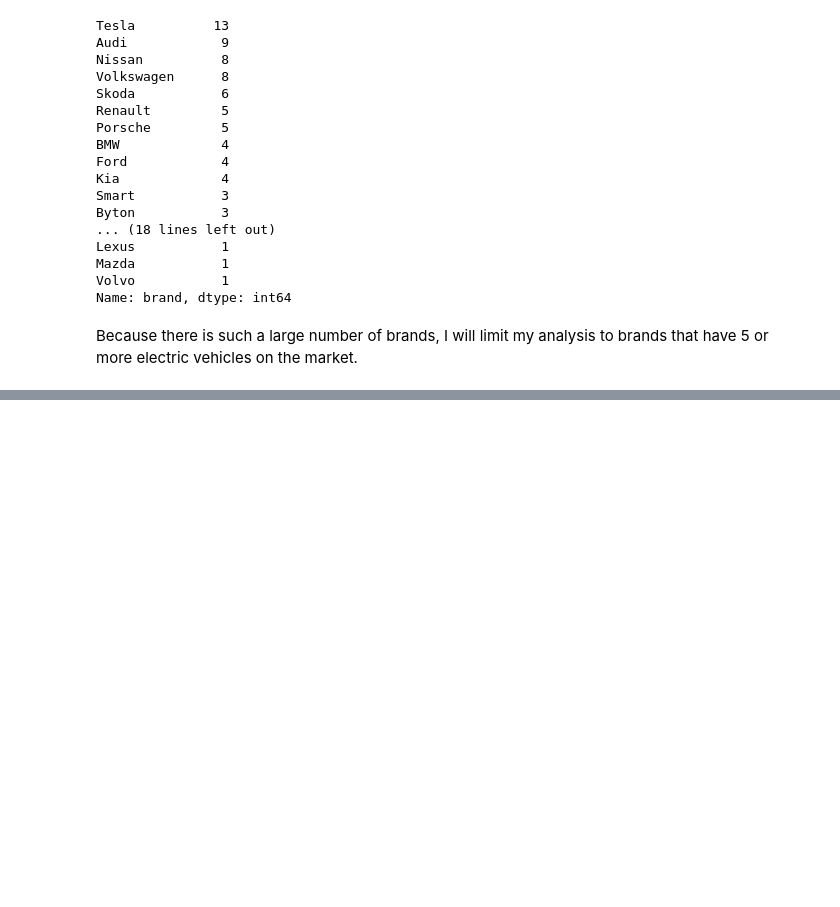
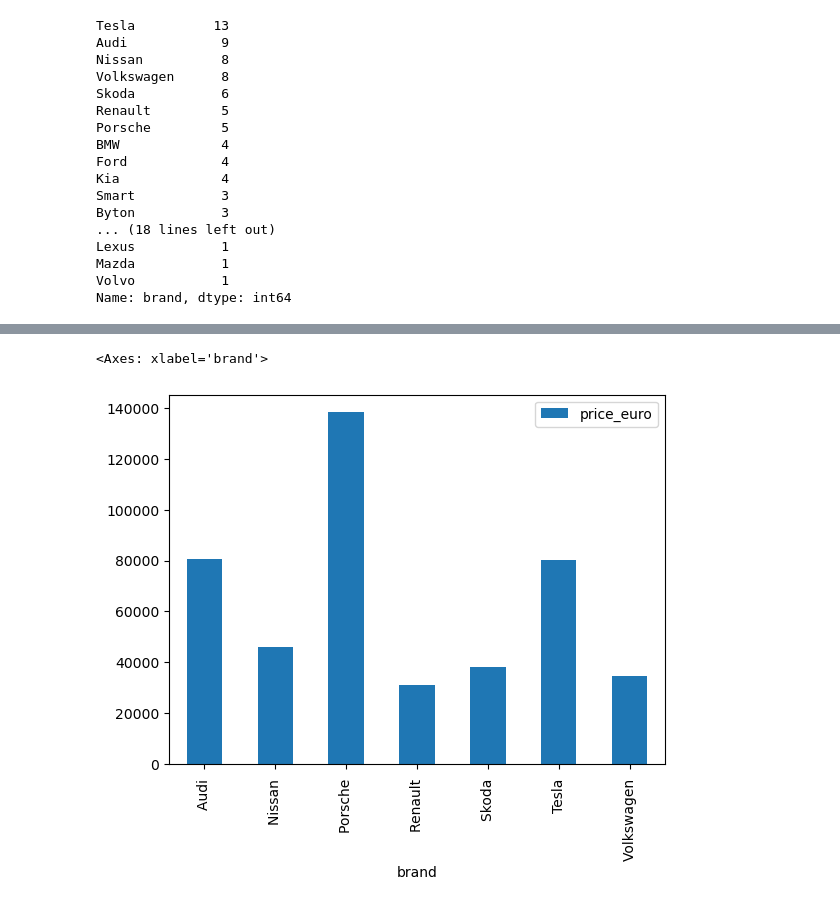
Before and after one commit to kellyshreeve/Web-App-of-Electric-Vehicle-Data-Visualizations, a Jupyter notebook: notebooks/EDA.ipynb, the cells around one changed output, grey strips where cells are left out. Saved outputs shown, nothing was run; the diff lists cells and outputs as text; code cells hidden in the pictures; blank space fills up the shorter version.

Commit message:
mean bar charts

```diff
--- a/notebooks/EDA.ipynb
+++ b/notebooks/EDA.ipynb
@@ -231,6 +231,4 @@ Lexus           1
 Mazda           1
 Volvo           1
 Name: brand, dtype: int64
-# %% [markdown]
-Because there is such a large number of brands, I will limit my analysis to brands that have 5 or more electric vehicles on the market.
 # %%
@@ -256,3 +254,11 @@ display(top_brands_pivot)
 | Skoda | 166 | 24534 | 195 | 193 | 47500 | 420 | 182.500000 | ... |
 | Tesla | 153 | 45000 | 310 | 267 | 215000 | 970 | 201.384615 | ... |
 | Volkswagen | 166 | 21421 | 190 | 183 | 45000 | 440 | 170.875000 | ... |
+# %%
+top_brands_pivot_mean_price = top_brands.pivot_table(index='brand', values='price_euro',
+                                          aggfunc='mean')
+
+top_brands_pivot_mean_price.plot(kind='bar')
+# %% [output]
+<Axes: xlabel='brand'>
+[figure, added]
```
Also changed, not shown: parts of 4 cells of this notebook.
